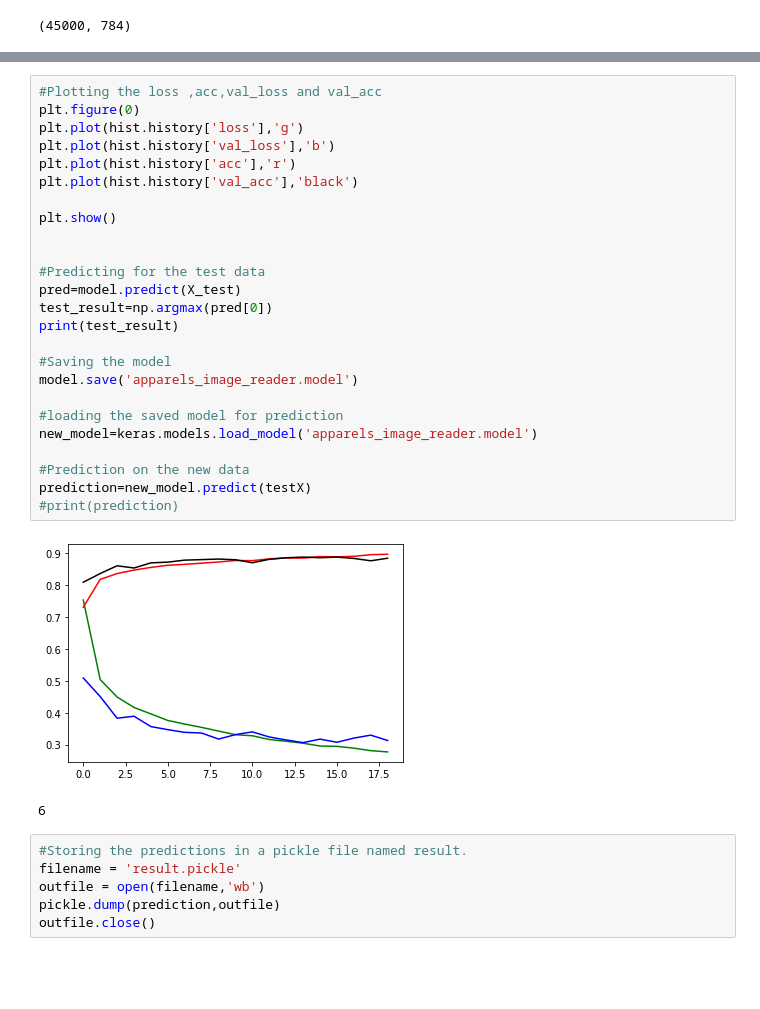
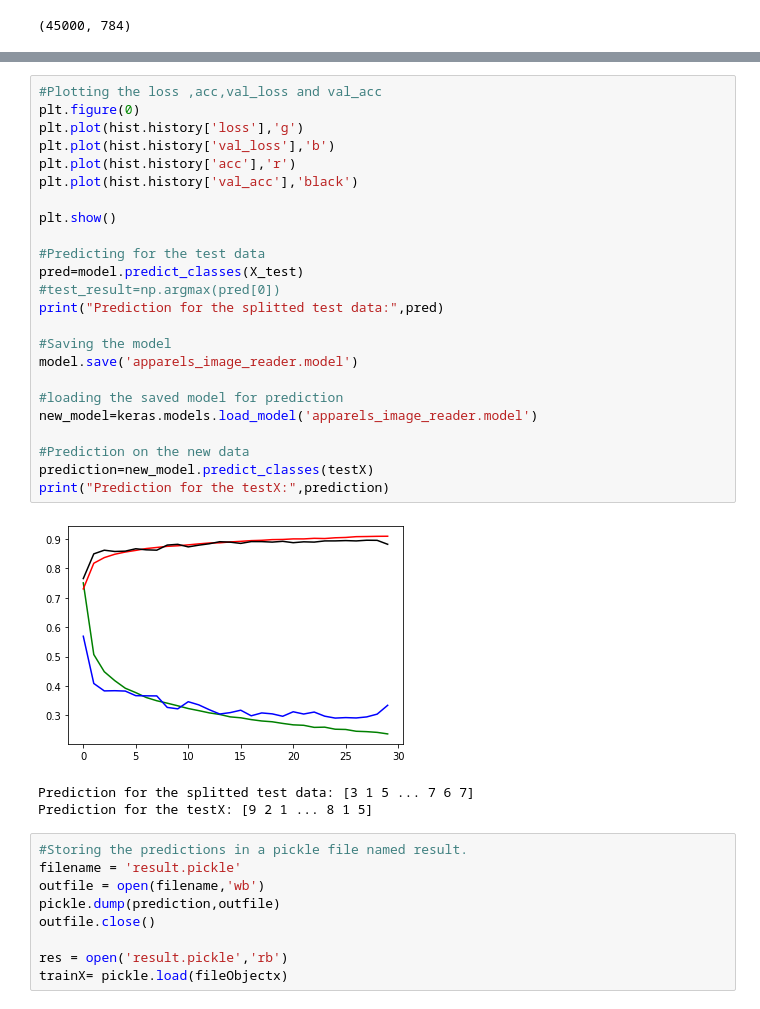
Before and after one commit to KSHITIJ-BISHT/Deep-Learning-Assignment, a Jupyter notebook: assignment3(Deep Learning).ipynb, the cells around one changed output, grey strips where cells are left out. Saved outputs shown, nothing was run; the diff lists cells and outputs as text; blank space fills up the shorter version.

```diff
--- a/assignment3(Deep Learning).ipynb
+++ b/assignment3(Deep Learning).ipynb
@@ -173,34 +172,37 @@ Epoch 17/100
 # %%
 #Plotting the loss ,acc,val_loss and val_acc
 plt.figure(0)
 plt.plot(hist.history['loss'],'g')
 plt.plot(hist.history['val_loss'],'b')
 plt.plot(hist.history['acc'],'r')
 plt.plot(hist.history['val_acc'],'black')
 
 plt.show()
 
-
 #Predicting for the test data
-pred=model.predict(X_test)
-test_result=np.argmax(pred[0])
-print(test_result)
+pred=model.predict_classes(X_test)
+#test_result=np.argmax(pred[0])
+print("Prediction for the splitted test data:",pred)
 
 #Saving the model
 model.save('apparels_image_reader.model')
 
 #loading the saved model for prediction
 new_model=keras.models.load_model('apparels_image_reader.model')
 
 #Prediction on the new data
-prediction=new_model.predict(testX)
-#print(prediction)
+prediction=new_model.predict_classes(testX)
+print("Prediction for the testX:",prediction)
 # %% [output]
-[figure, old version]
+[figure, new version]
-6
+Prediction for the splitted test data: [3 1 5 ... 7 6 7]
+Prediction for the testX: [9 2 1 ... 8 1 5]
 # %%
 #Storing the predictions in a pickle file named result.
 filename = 'result.pickle'
 outfile = open(filename,'wb')
 pickle.dump(prediction,outfile)
 outfile.close()
+
+res = open('result.pickle','rb')
+trainX= pickle.load(fileObjectx)
```
Also changed, not shown: parts of 3 cells of this notebook, 2 other files.
